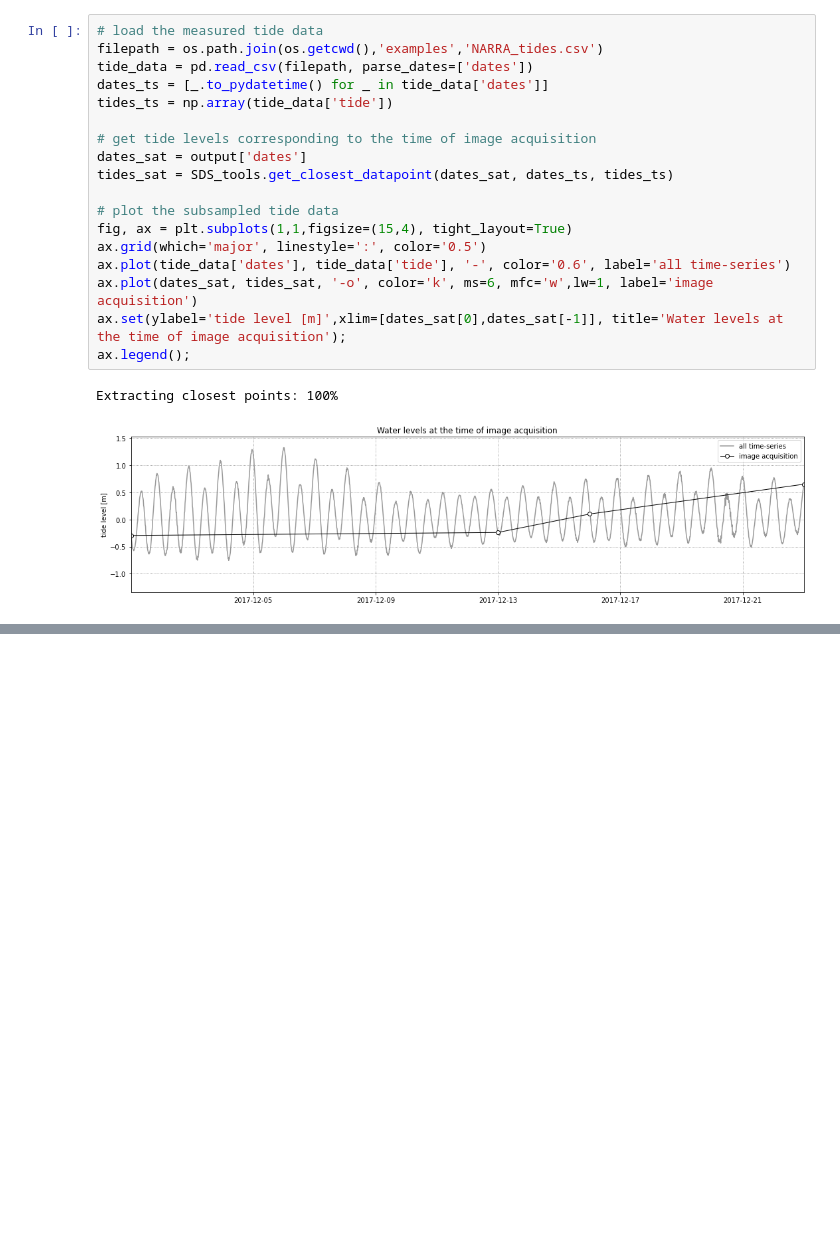
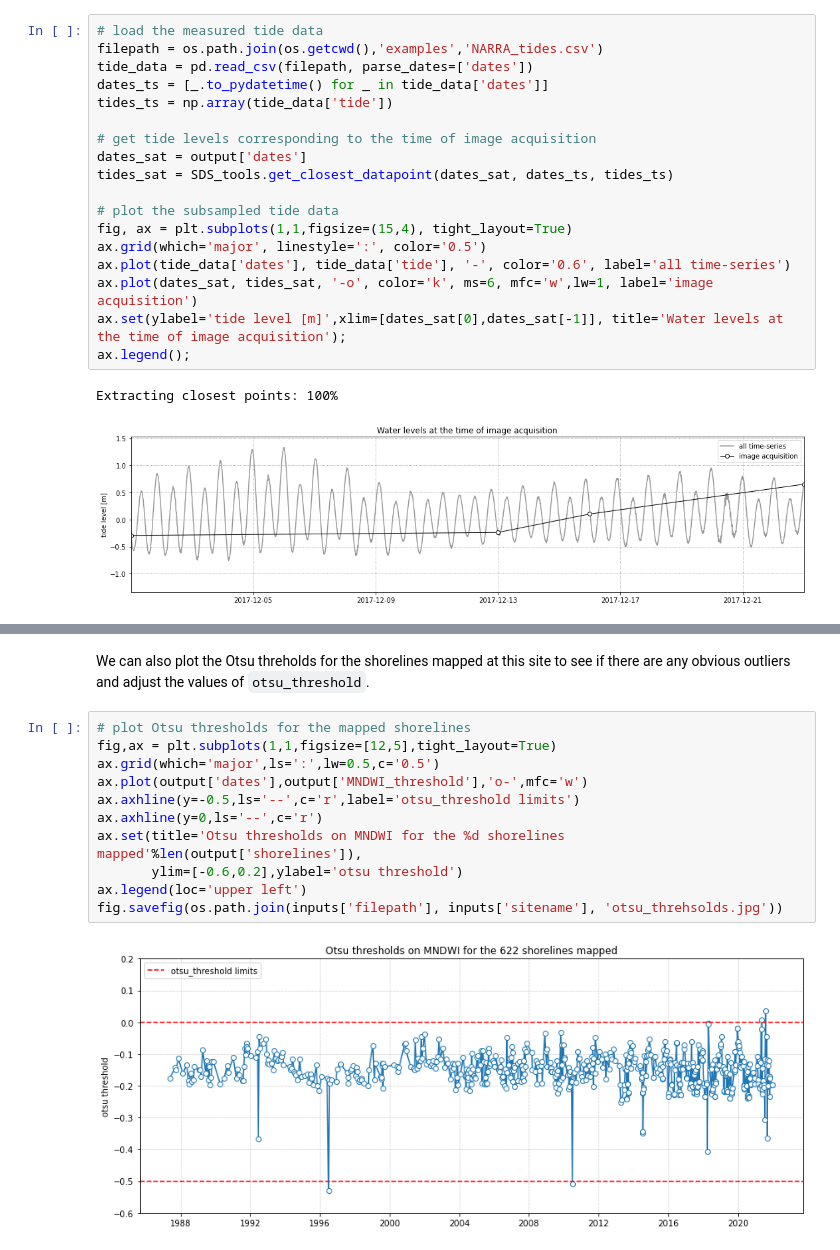
Before and after one commit to kvos/CoastSat, a Jupyter notebook: example_jupyter.ipynb, the cells around one changed output, grey strips where cells are left out. Saved outputs shown, nothing was run; the diff lists cells and outputs as text; blank space fills up the shorter version.

```diff
--- a/example_jupyter.ipynb
+++ b/example_jupyter.ipynb
@@ -338,0 +452,15 @@ C:\Users\z5030440\OneDrive - UNSW\CoastSat\data\NARRA\transect_time_series_tidal
+# %% [markdown]
+We can also plot the Otsu threholds for the shorelines mapped at this site to see if there are any obvious outliers and adjust the values of `otsu_threshold`.
+# %%
+# plot Otsu thresholds for the mapped shorelines
+fig,ax = plt.subplots(1,1,figsize=[12,5],tight_layout=True)
+ax.grid(which='major',ls=':',lw=0.5,c='0.5')
+ax.plot(output['dates'],output['MNDWI_threshold'],'o-',mfc='w')
+ax.axhline(y=-0.5,ls='--',c='r',label='otsu_threshold limits')
+ax.axhline(y=0,ls='--',c='r')
+ax.set(title='Otsu thresholds on MNDWI for the %d shorelines mapped'%len(output['shorelines']),
+       ylim=[-0.6,0.2],ylabel='otsu threshold')
+ax.legend(loc='upper left')
+fig.savefig(os.path.join(inputs['filepath'], inputs['sitename'], 'otsu_threhsolds.jpg'))
+# %% [output]
+[figure, added]
```
Also changed, not shown: parts of 24 cells of this notebook, 3 other files.
